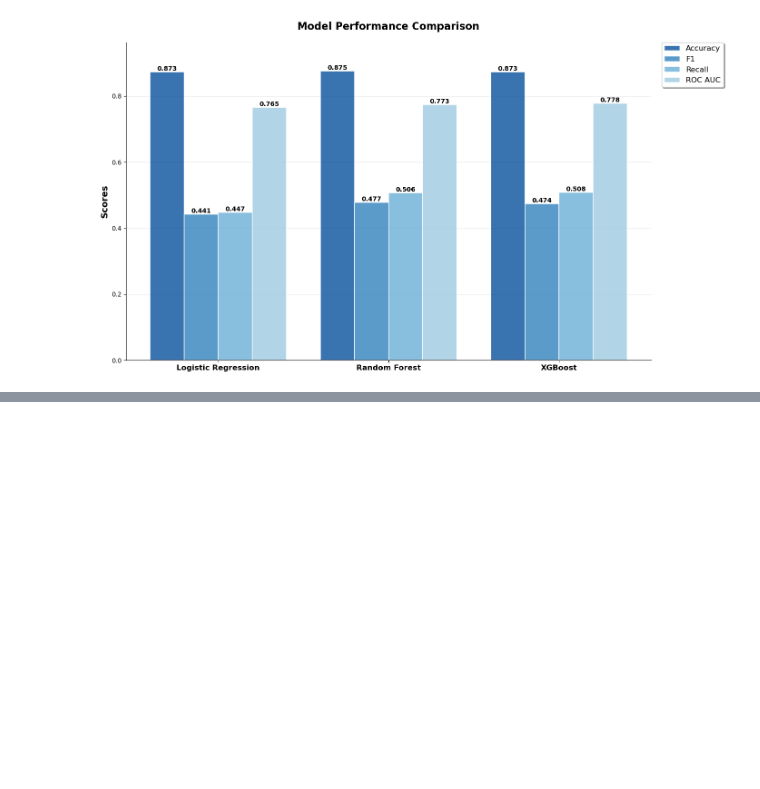
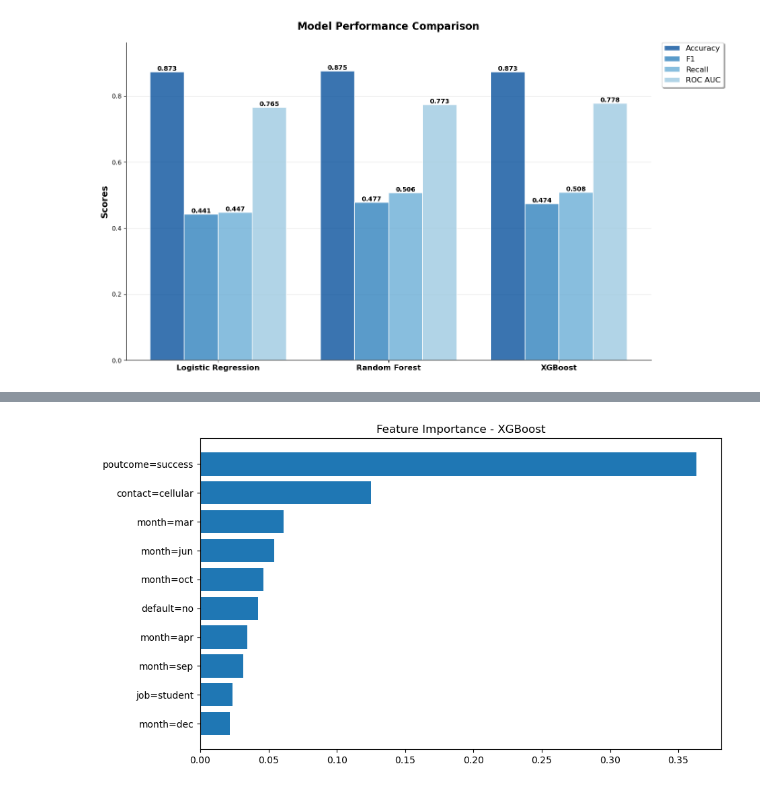
Before and after one commit to isse75/ML_Zoomcamp, a Jupyter notebook: midterm-02/Notebook.ipynb, the cells around one changed output, grey strips where cells are left out. Cells and saved outputs as stored; diff of their text form; code cells hidden in the pictures; blank space fills up the shorter version.

```diff
--- a/midterm-02/Notebook.ipynb
+++ b/midterm-02/Notebook.ipynb
@@ -697,0 +720,14 @@ plt.show()
+# %%
+#Feature Importance
+feature_names = dv_full.feature_names_
+importance_scores = best_xgb.feature_importances_
+
+# Create clean DataFrame
+feature_importance_df = pd.DataFrame({
+    'feature': feature_names,
+    'importance': importance_scores
+}).sort_values('importance', ascending=False)
+
+# Top 10 with clean names
+print("Top 10 Features:")
+print(feature_importance_df.head(10)[['feature', 'importance']])
@@ -697,0 +747,10 @@ plt.show()
+# %%
+# Simple plot with clean names
+top_10 = feature_importance_df.head(10)
+plt.figure(figsize=(10, 6))
+plt.barh(top_10['feature'], top_10['importance'])
+plt.title('Feature Importance - XGBoost')
+plt.gca().invert_yaxis()
+plt.show()
+# %% [output]
+[figure, added]
```
Also changed, not shown: parts of 8 cells of this notebook.
